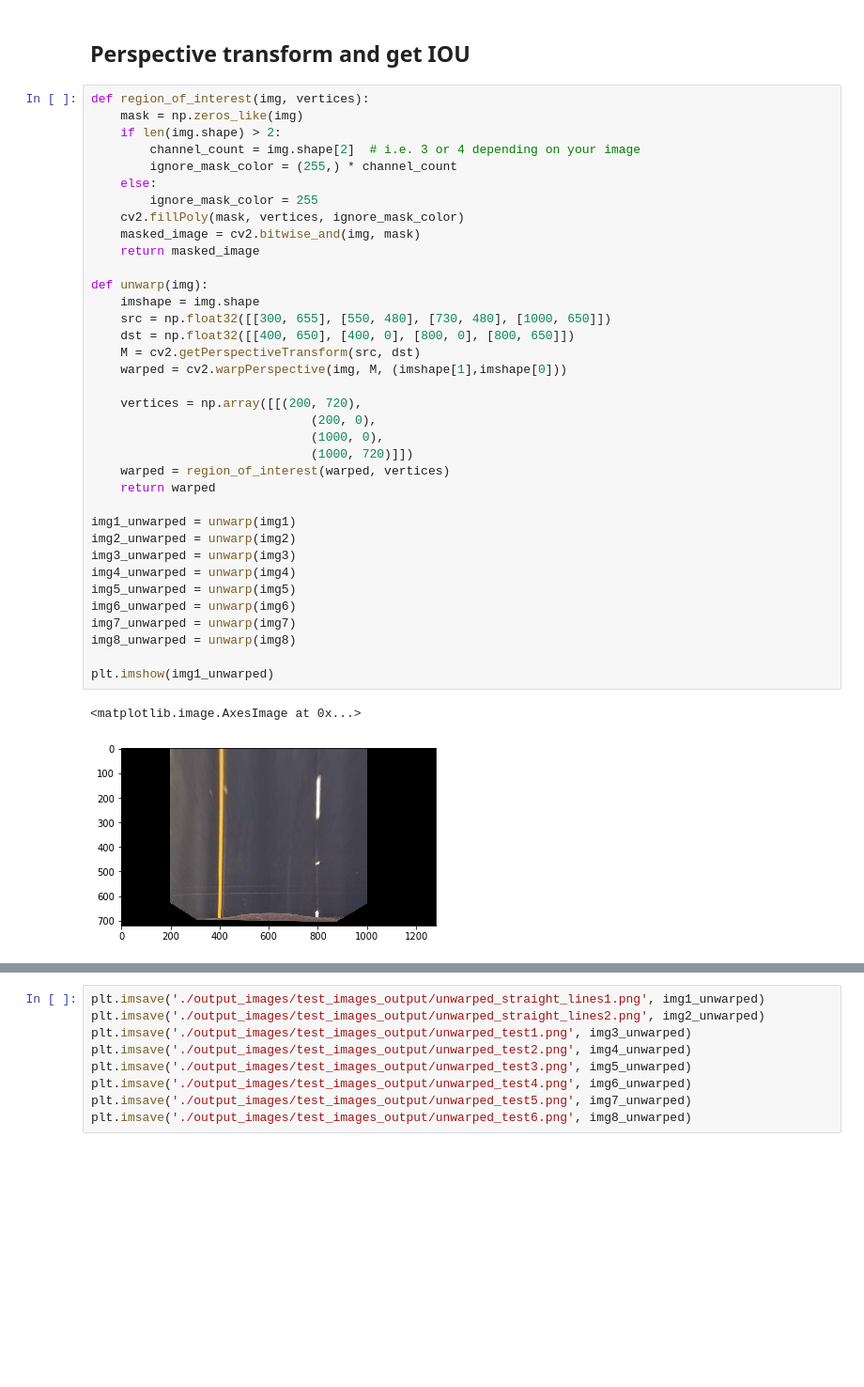
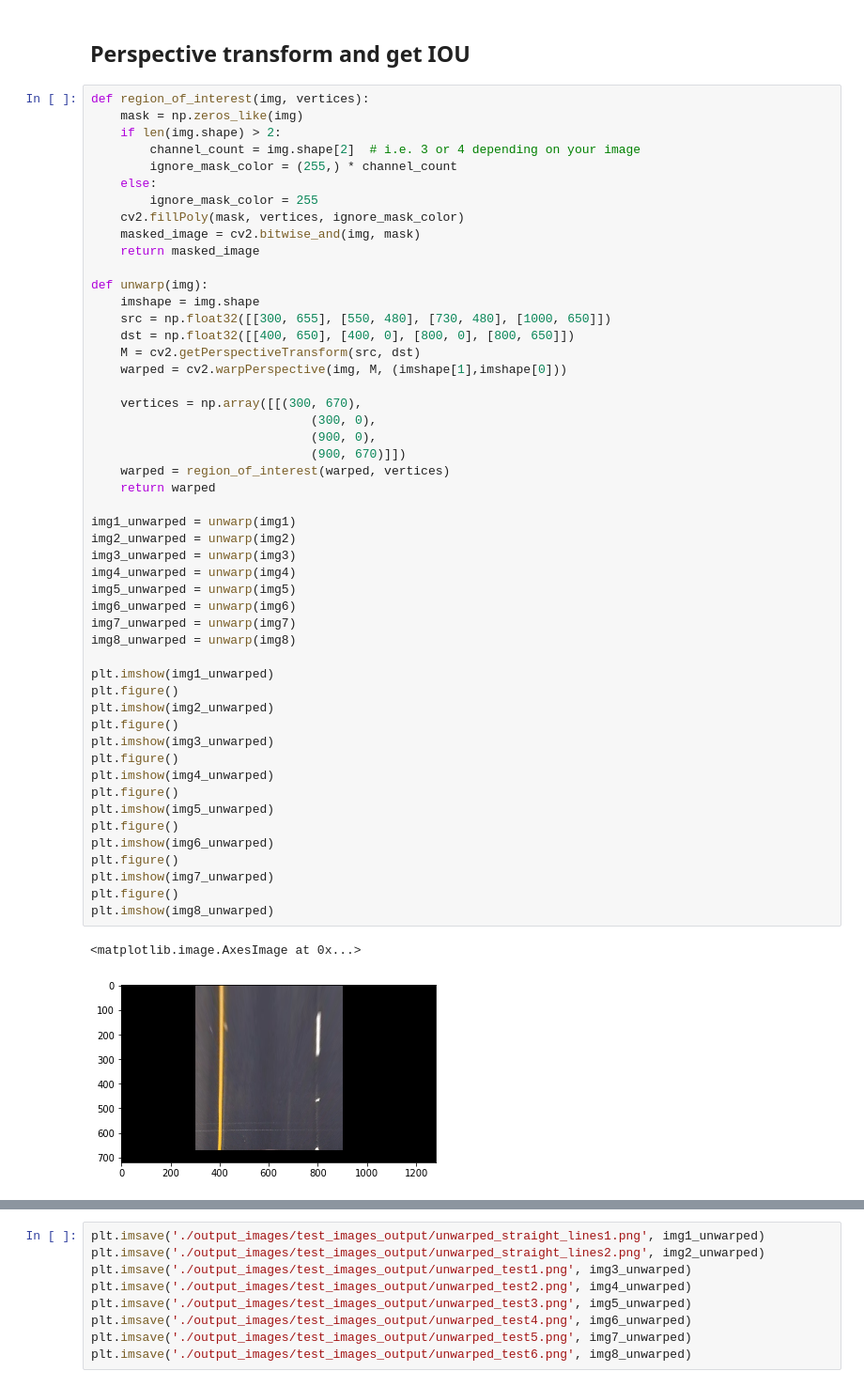
Before and after one commit to dhkim0225/CarND-Advanced_Lane_Line_Detection, a Jupyter notebook: Advanced_line_detection.ipynb, the cells around one changed output, grey strips where cells are left out. Shown at 94% size. Drawn from its saved outputs; the diff is of its cells as text; blank space fills up the shorter version.

```diff
--- a/Advanced_line_detection.ipynb
+++ b/Advanced_line_detection.ipynb
@@ -114,35 +114,49 @@ def region_of_interest(img, vertices):
         channel_count = img.shape[2]  # i.e. 3 or 4 depending on your image
         ignore_mask_color = (255,) * channel_count
     else:
         ignore_mask_color = 255
     cv2.fillPoly(mask, vertices, ignore_mask_color)
     masked_image = cv2.bitwise_and(img, mask)
     return masked_image
 
 def unwarp(img):
     imshape = img.shape
     src = np.float32([[300, 655], [550, 480], [730, 480], [1000, 650]])
     dst = np.float32([[400, 650], [400, 0], [800, 0], [800, 650]])
     M = cv2.getPerspectiveTransform(src, dst)
     warped = cv2.warpPerspective(img, M, (imshape[1],imshape[0]))
 
-    vertices = np.array([[(200, 720),
-                              (200, 0),
-                              (1000, 0),
-                              (1000, 720)]])
+    vertices = np.array([[(300, 670),
+                              (300, 0),
+                              (900, 0),
+                              (900, 670)]])
     warped = region_of_interest(warped, vertices)
     return warped
 
 img1_unwarped = unwarp(img1)
 img2_unwarped = unwarp(img2)
 img3_unwarped = unwarp(img3)
 img4_unwarped = unwarp(img4)
 img5_unwarped = unwarp(img5)
 img6_unwarped = unwarp(img6)
 img7_unwarped = unwarp(img7)
 img8_unwarped = unwarp(img8)
 
 plt.imshow(img1_unwarped)
+plt.figure()
+plt.imshow(img2_unwarped)
+plt.figure()
+plt.imshow(img3_unwarped)
+plt.figure()
+plt.imshow(img4_unwarped)
+plt.figure()
+plt.imshow(img5_unwarped)
+plt.figure()
+plt.imshow(img6_unwarped)
+plt.figure()
+plt.imshow(img7_unwarped)
+plt.figure()
+plt.imshow(img8_unwarped)
 # %% [output]
 <matplotlib.image.AxesImage at 0x...>
-[figure, old version]
+[figure, new version]
```
Also changed, not shown: parts of 8 cells of this notebook, 20 other files.
